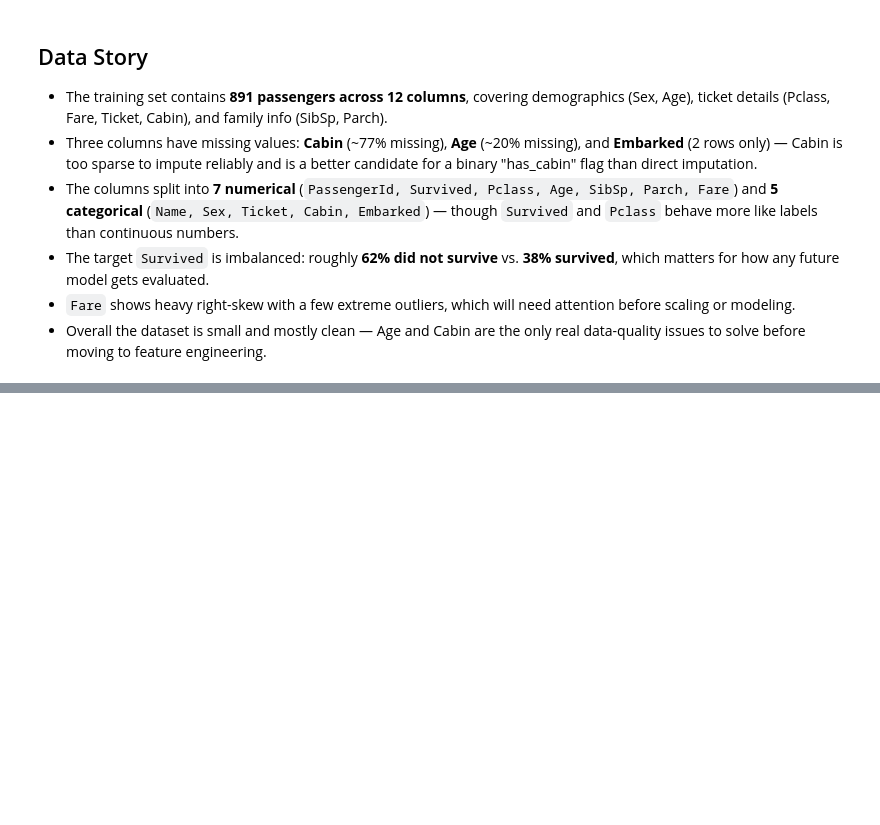
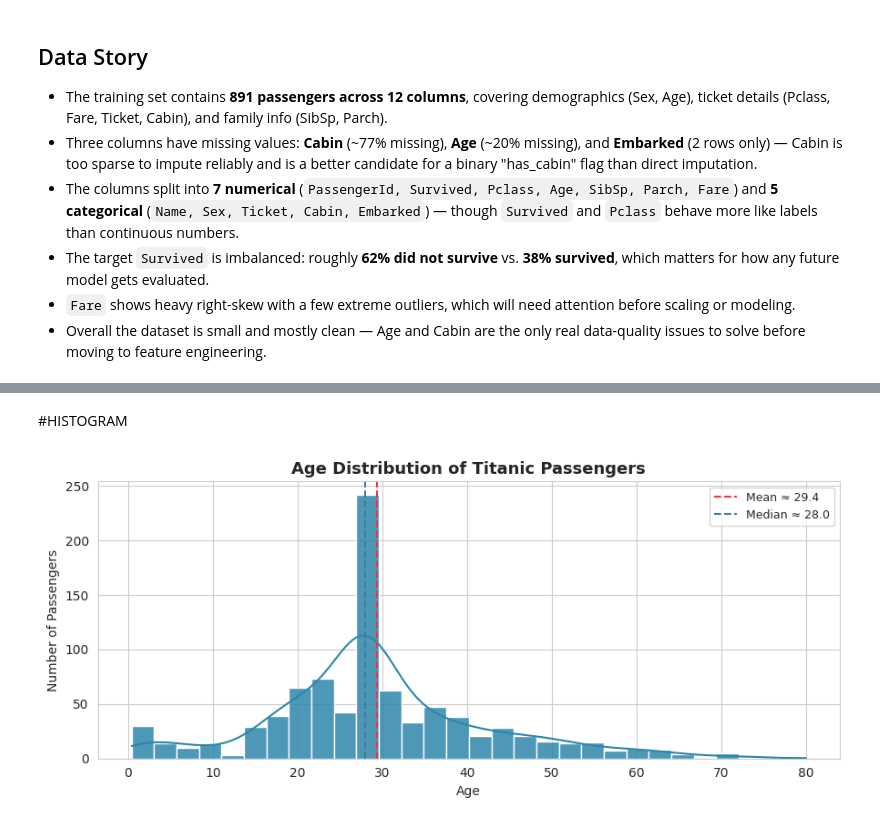
Before and after one commit to huzaifa505694/NeuroFive-ML-Track, a Jupyter notebook: NeuroFive-ML-Track.ipynb, the cells around one changed output, grey strips where cells are left out. Saved outputs shown, nothing was run; the diff lists cells and outputs as text; code cells hidden in the pictures; blank space fills up the shorter version.

```diff
--- a/NeuroFive-ML-Track.ipynb
+++ b/NeuroFive-ML-Track.ipynb
@@ -83,0 +153,22 @@ Categorical columns (5): ['Name', 'Sex', 'Ticket', 'Cabin', 'Embarked']
+# %% [markdown]
+#HISTOGRAM
+# %%
+sns.set_style("whitegrid")
+fig, ax = plt.subplots(figsize=(9, 4))
+
+sns.histplot(df["Age"], bins=30, kde=True, color="#2E86AB", edgecolor="white", alpha=0.85, ax=ax)
+
+mean_age = df["Age"].mean()
+median_age = df["Age"].median()
+ax.axvline(mean_age, color="#E63946", linestyle="--", linewidth=1.5, label=f"Mean ≈ {mean_age:.1f}")
+ax.axvline(median_age, color="#457B9D", linestyle="--", linewidth=1.5, label=f"Median ≈ {median_age:.1f}")
+
+ax.set_title("Age Distribution of Titanic Passengers", fontsize=13, fontweight="bold")
+ax.set_xlabel("Age")
+ax.set_ylabel("Number of Passengers")
+ax.legend(loc="upper right", fontsize=9)
+
+plt.tight_layout()
+plt.show()
+# %% [output]
+[figure, added]
```
Also changed, not shown: parts of 12 cells of this notebook.
